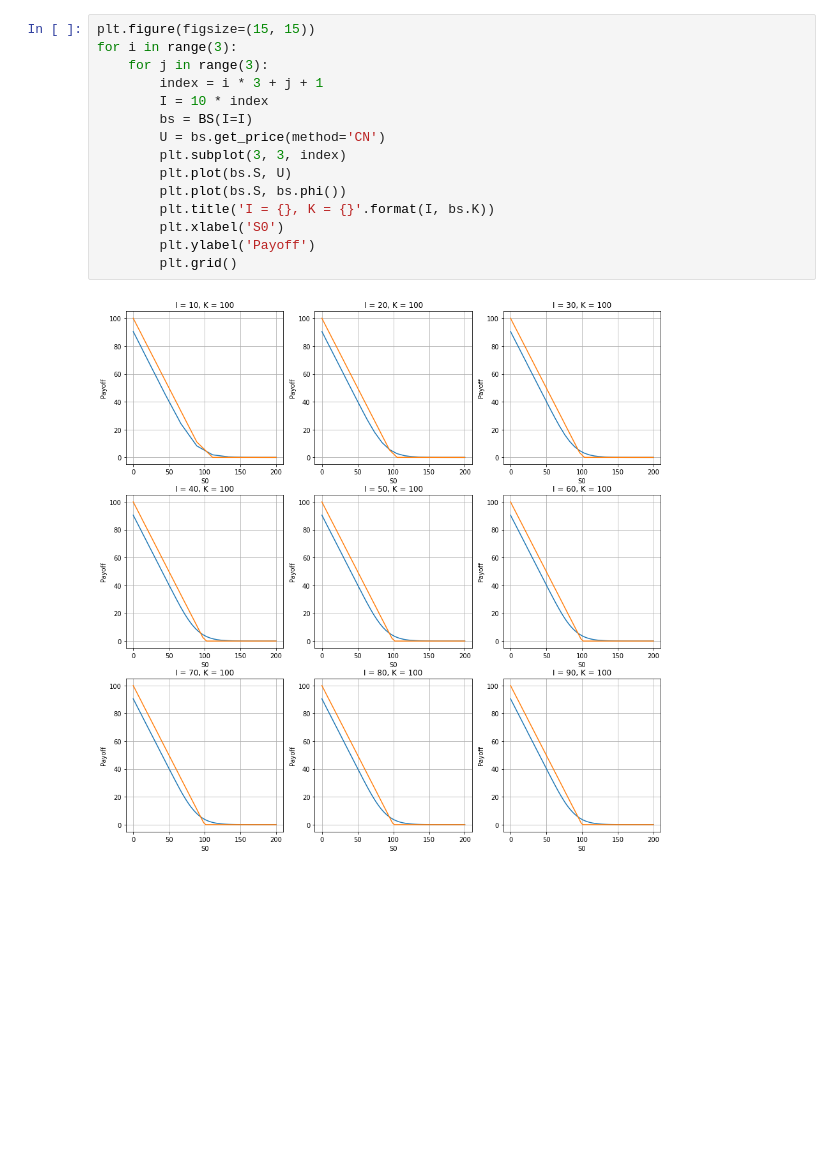
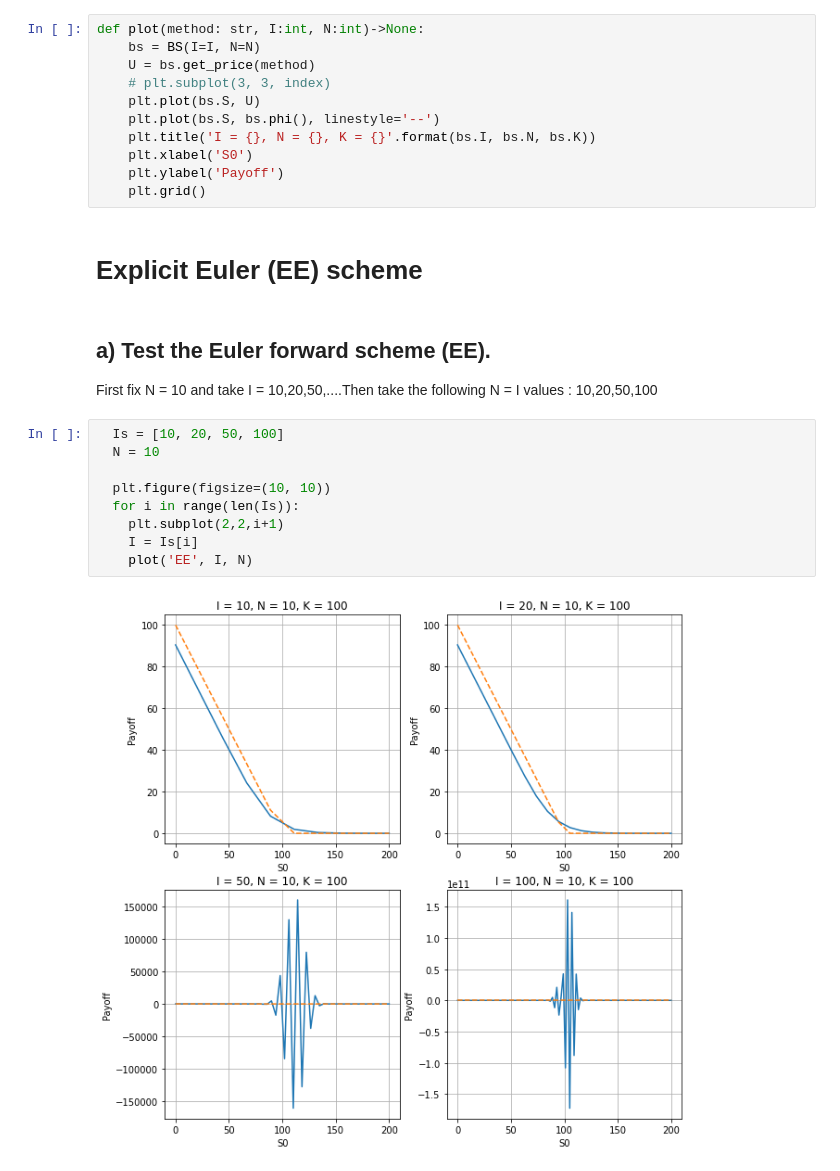
Before and after one commit to SHAO-Nuoya/EDP-in-Finance, a Jupyter notebook: TP1.ipynb, the cells around one changed output. Saved outputs shown, nothing was run; the diff lists cells and outputs as text; blank space fills up the shorter version.

```diff
--- a/TP1.ipynb
+++ b/TP1.ipynb
@@ -78,20 +85,30 @@ class BS:
                                     q)
 
         return U
+# %%
+def plot(method: str, I:int, N:int)->None:
+    bs = BS(I=I, N=N)
+    U = bs.get_price(method)
+    # plt.subplot(3, 3, index)
+    plt.plot(bs.S, U)
+    plt.plot(bs.S, bs.phi(), linestyle='--')
+    plt.title('I = {}, N = {}, K = {}'.format(bs.I, bs.N, bs.K))
+    plt.xlabel('S0')
+    plt.ylabel('Payoff')
+    plt.grid()
+# %% [markdown]
+# Explicit Euler (EE) scheme
+# %% [markdown]
+## a) Test the Euler forward scheme (EE).
+First fix N = 10 and take I = 10,20,50,....Then take the following N = I values : 10,20,50,100
 # %%
-plt.figure(figsize=(15, 15))
-for i in range(3):
-    for j in range(3):
-        index = i * 3 + j + 1
-        I = 10 * index
-        bs = BS(I=I)
-        U = bs.get_price(method='CN')
-        plt.subplot(3, 3, index)
-        plt.plot(bs.S, U)
-        plt.plot(bs.S, bs.phi())
-        plt.title('I = {}, K = {}'.format(I, bs.K))
-        plt.xlabel('S0')
-        plt.ylabel('Payoff')
-        plt.grid()
+  Is = [10, 20, 50, 100]
+  N = 10
+
+  plt.figure(figsize=(10, 10))
+  for i in range(len(Is)):
+    plt.subplot(2,2,i+1)
+    I = Is[i]
+    plot('EE', I, N)
 # %% [output]
-[figure, old version]
+[figure, new version]
```
Also changed, not shown: parts of 46 cells of this notebook.
